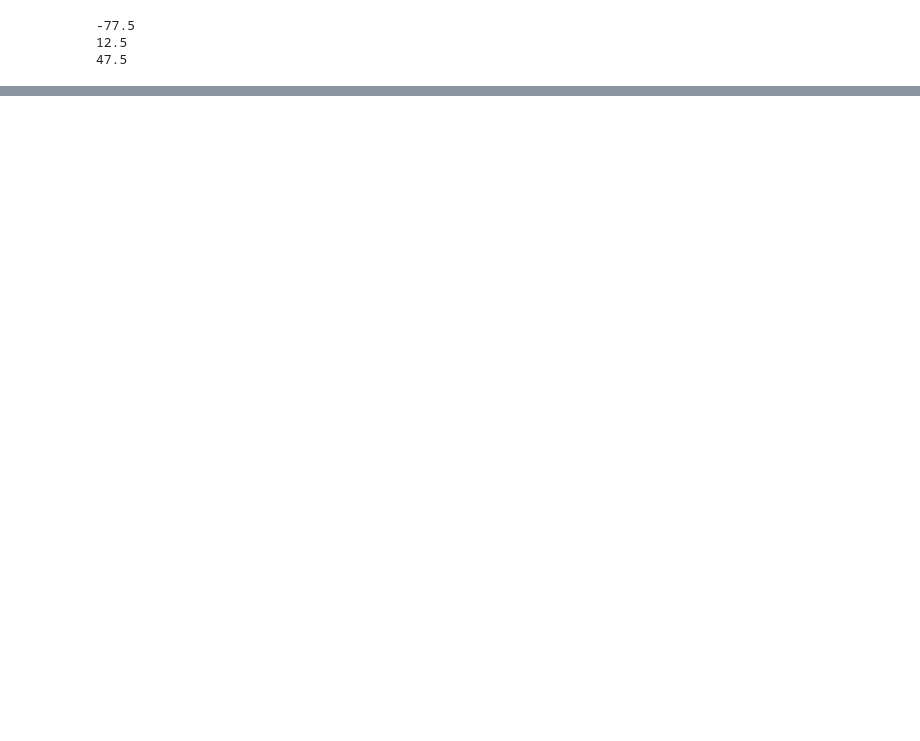
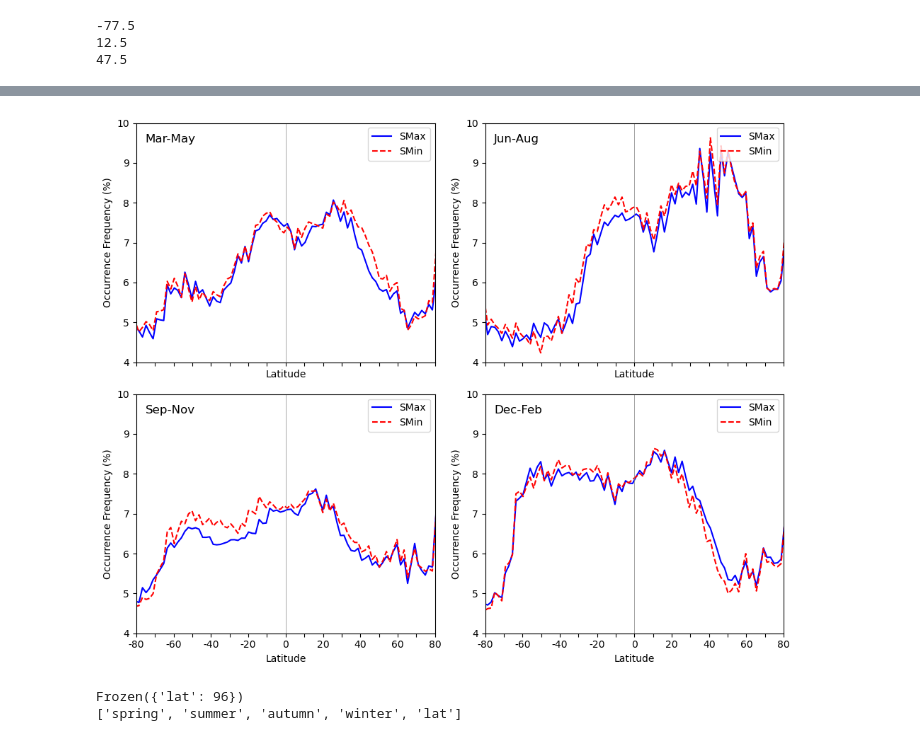
Before and after one commit to Woodyaka/Mphys-Project, a Jupyter notebook: criteria_comparison.ipynb, the cells around one changed output, grey strips where cells are left out. Cells and saved outputs as stored; diff of their text form; code cells hidden in the pictures; blank space fills up the shorter version.

```diff
--- a/criteria_comparison.ipynb
+++ b/criteria_comparison.ipynb
@@ -578,0 +751,65 @@ plot_netcdf_comparison('plot_data_10_15_SMax.nc', 'plot_data_10_15_SMin.nc')
+# %%
+file1 = "Nc_Files/seasonal_occurrence_frequency_SMax.nc"
+file2 = "Nc_Files/seasonal_occurrence_frequency_SMin.nc"
+
+ds1 = xr.open_dataset(file1)
+ds2 = xr.open_dataset(file2)
+
+timeplot = np.linspace(0, 24, 49)
+
+lat = ds1["lat"].values
+spr_1 = ds1["spring"].values
+sum_1 = ds1["summer"].values
+aut_1 = ds1["autumn"].values
+win_1 = ds1["winter"].values
+
+spr_2 = ds2["spring"].values
+sum_2 = ds2["summer"].values
+aut_2 = ds2["autumn"].values
+win_2 = ds2["winter"].values
+
+fig, axes = plt.subplots(nrows=2, ncols=2, figsize=(10, 8), sharex=True)
+
+axes[0, 0].plot(lat, spr_1, color='blue', linestyle='solid', label='SMax')
+axes[0, 0].plot(lat, spr_2, color='red', linestyle='dashed', label='SMin')
+axes[0, 1].plot(lat, sum_1, color='blue', linestyle='solid', label='SMax')
+axes[0, 1].plot(lat, sum_2, color='red', linestyle='dashed', label='SMin')
+axes[1, 0].plot(lat, aut_1, color='blue', linestyle='solid', label='SMax')
+axes[1, 0].plot(lat, aut_2, color='red', linestyle='dashed', label='SMin')
+axes[1, 1].plot(lat, win_1, color='blue', linestyle='solid', label='SMax')
+axes[1, 1].plot(lat, win_2, color='red', linestyle='dashed', label='SMin')
+
+
+ylim_min = 4
+ylim_max = 10
+
+for ax in axes.flatten():
+    ax.axvline(x=0, color='gray', linestyle='-', linewidth=0.5)
+    ax.set_xlim(-80, 80)
+    ax.set_xlabel('Latitude')
+    ax.set_ylabel('Occurrence Frequency (%)')
+
+    xticks = np.arange(-80, 81, 10)
+    xticklabels = ['' if i % 2 != 0 else str(tick) for i, tick in enumerate(xticks)]
+    ax.set_xticks(xticks)
+    ax.set_xticklabels(xticklabels)
+
+    ax.legend()
+    ax.set_ylim(ylim_min, ylim_max)
+
+# Add season labels to subplots
+labels = ['Mar-May', 'Jun-Aug', 'Sep-Nov', 'Dec-Feb']
+for i, ax in enumerate(axes.flatten()):
+    ax.text(0.03, 0.92, labels[i], transform=ax.transAxes, fontsize=12)
+
+axes[0, 0].legend(loc='upper right')
+axes[0, 1].legend(loc='upper right')
+axes[1, 0].legend(loc='upper right')
+axes[1, 1].legend(loc='upper right')
+
+plt.tight_layout()
+plt.show()
+# %% [output]
+[figure, added]
+Frozen({'lat': 96})
+['spring', 'summer', 'autumn', 'winter', 'lat']
```
Also changed, not shown: parts of 9 cells of this notebook, 1 other file.
